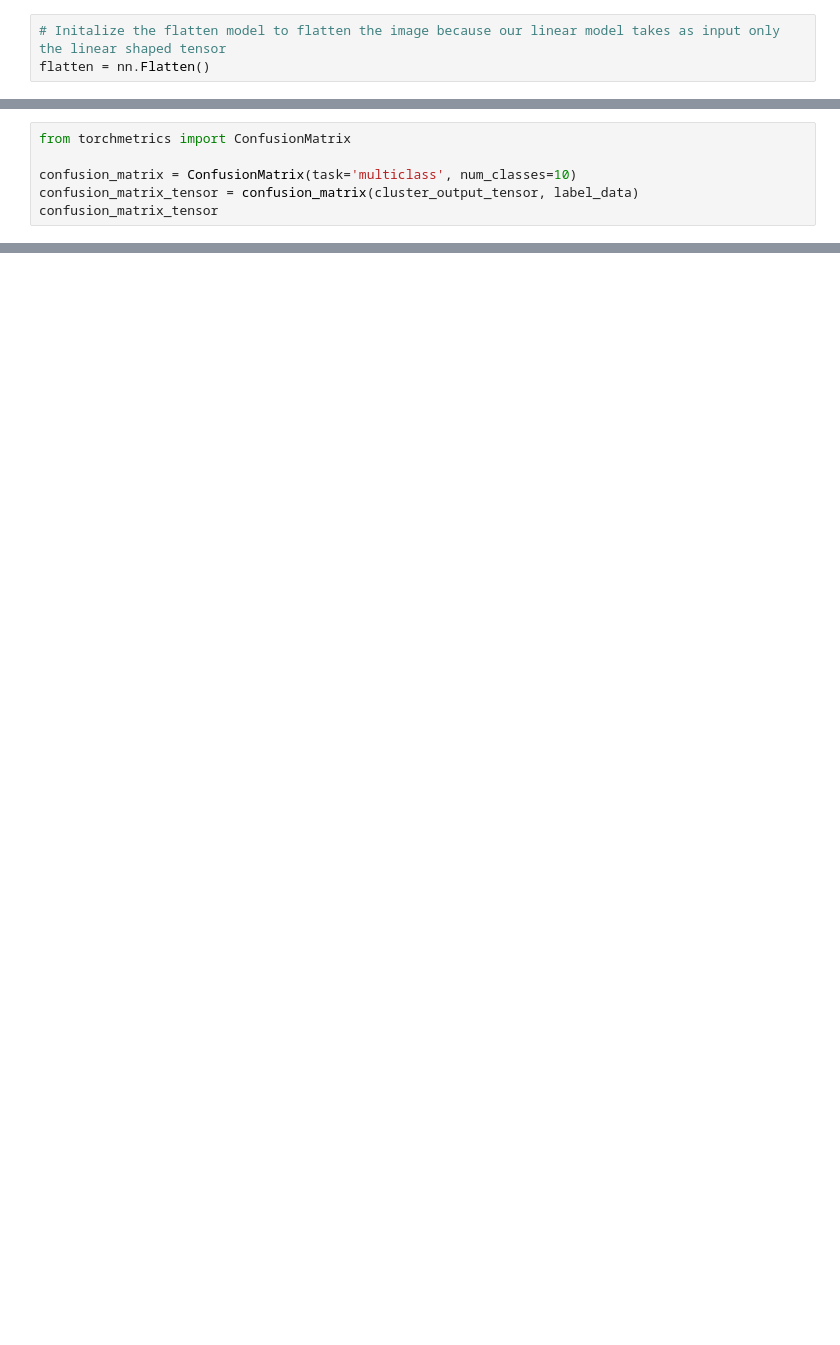
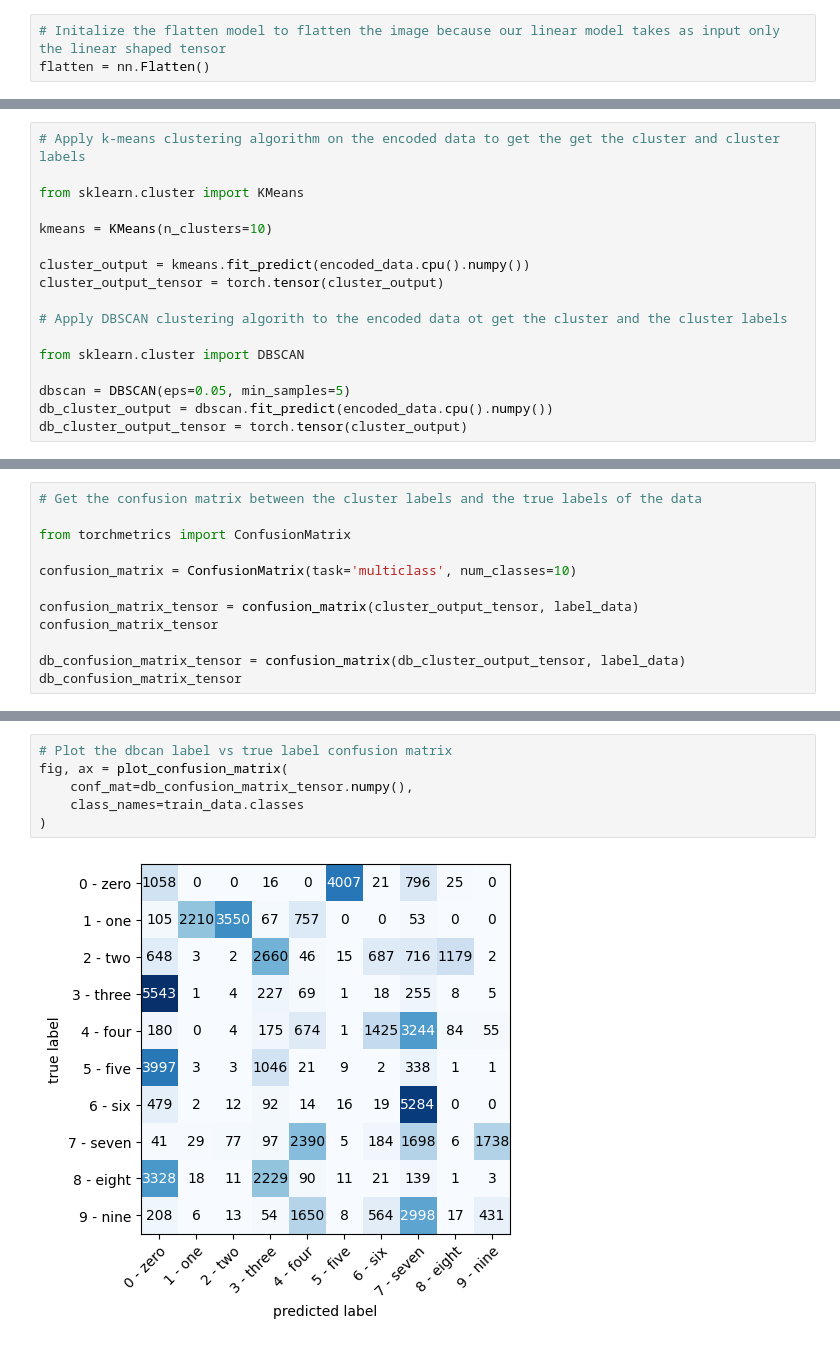
Before and after one commit to kmsmeng/ML_Projects, a Jupyter notebook: Image_Clustering/follow_from_video.ipynb, the cells around one changed output, grey strips where cells are left out. Drawn from its saved outputs; the diff is of its cells as text; blank space fills up the shorter version.

```diff
--- a/Image_Clustering/follow_from_video.ipynb
+++ b/Image_Clustering/follow_from_video.ipynb
@@ -221,0 +235,17 @@ cluster_output_tensor = torch.tensor(cluster_output)
+# %%
+# Apply k-means clustering algorithm on the encoded data to get the get the cluster and cluster labels
+
+from sklearn.cluster import KMeans
+
+kmeans = KMeans(n_clusters=10)
+
+cluster_output = kmeans.fit_predict(encoded_data.cpu().numpy())
+cluster_output_tensor = torch.tensor(cluster_output)
+
+# Apply DBSCAN clustering algorith to the encoded data ot get the cluster and the cluster labels
+
+from sklearn.cluster import DBSCAN
+
+dbscan = DBSCAN(eps=0.05, min_samples=5)
+db_cluster_output = dbscan.fit_predict(encoded_data.cpu().numpy())
+db_cluster_output_tensor = torch.tensor(cluster_output)
@@ -222,6 +256,12 @@ cluster_output_tensor = torch.tensor(cluster_output)
 # %%
+# Get the confusion matrix between the cluster labels and the true labels of the data
+
 from torchmetrics import ConfusionMatrix
 
 confusion_matrix = ConfusionMatrix(task='multiclass', num_classes=10)
+
 confusion_matrix_tensor = confusion_matrix(cluster_output_tensor, label_data)
 confusion_matrix_tensor
+
+db_confusion_matrix_tensor = confusion_matrix(db_cluster_output_tensor, label_data)
+db_confusion_matrix_tensor
@@ -247 +278,9 @@ fig, ax = plot_confusion_matrix(
+# %%
+# Plot the dbcan label vs true label confusion matrix
+fig, ax = plot_confusion_matrix(
+    conf_mat=db_confusion_matrix_tensor.numpy(),
+    class_names=train_data.classes
+)
+# %% [output]
+[figure, added]
 # %%
```
Also changed, not shown: parts of 24 cells of this notebook.
